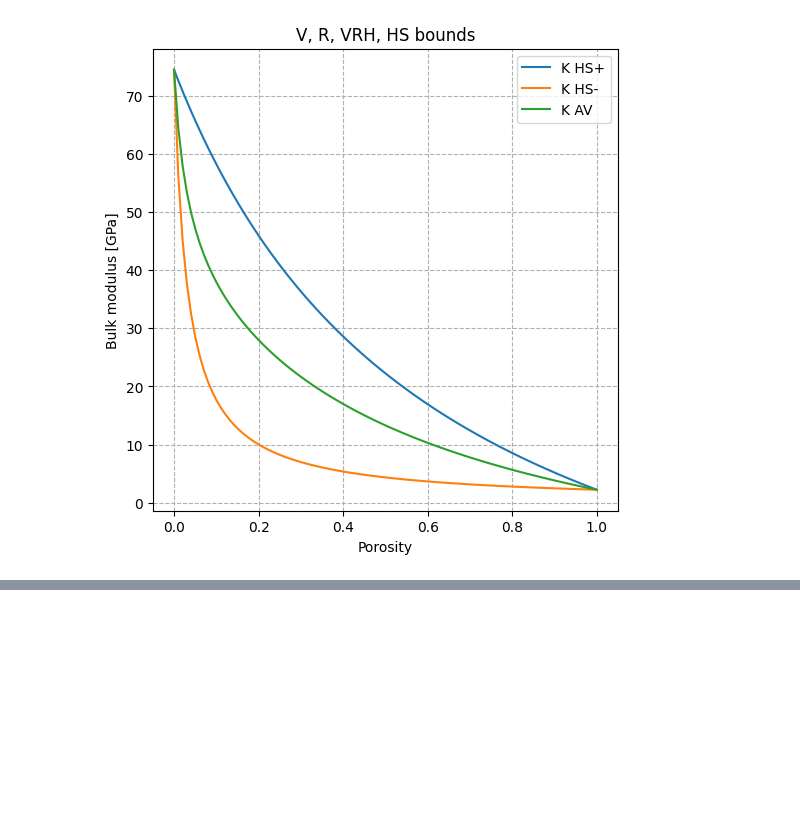
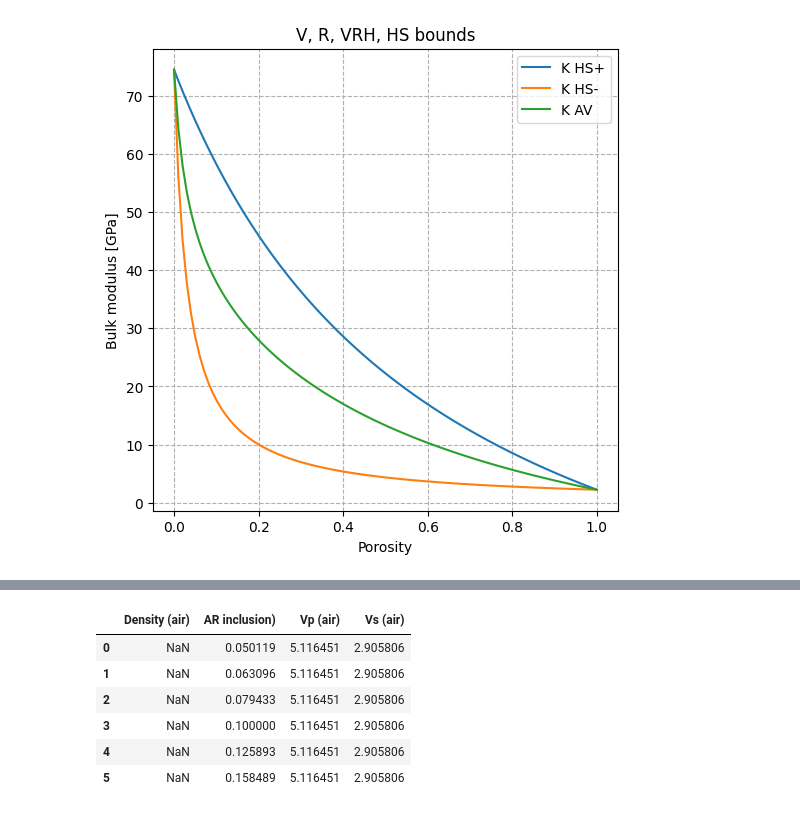
Before and after one commit to MariiaKalinina/Elasticity, a Jupyter notebook: Berryman_SC.ipynb, the cells around one changed output, grey strips where cells are left out. Drawn from its saved outputs; the diff is of its cells as text; code cells hidden in the pictures; blank space fills up the shorter version.

```diff
--- a/Berryman_SC.ipynb
+++ b/Berryman_SC.ipynb
@@ -432,0 +582,10 @@ plt.grid(ls='--')
+# %%
+result_air
+# %% [output]
+|  | Density (air) | AR inclusion) | Vp (air) | Vs (air) |
+| 0 | NaN | 0.050119 | 5.116451 | 2.905806 |
+| 1 | NaN | 0.063096 | 5.116451 | 2.905806 |
+| 2 | NaN | 0.079433 | 5.116451 | 2.905806 |
+| 3 | NaN | 0.100000 | 5.116451 | 2.905806 |
+| 4 | NaN | 0.125893 | 5.116451 | 2.905806 |
+| 5 | NaN | 0.158489 | 5.116451 | 2.905806 |
```
Also changed, not shown: parts of 11 cells of this notebook.
